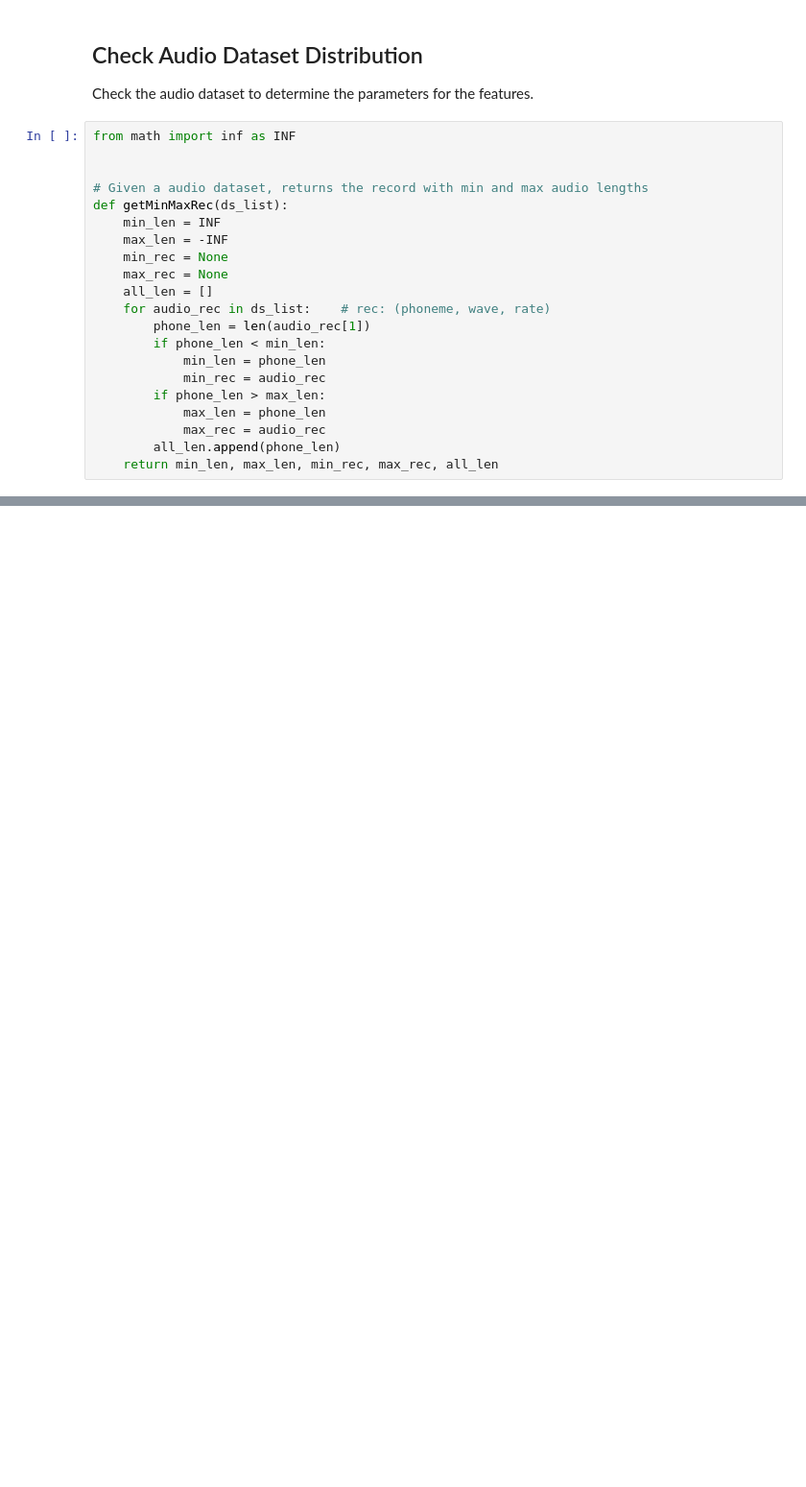
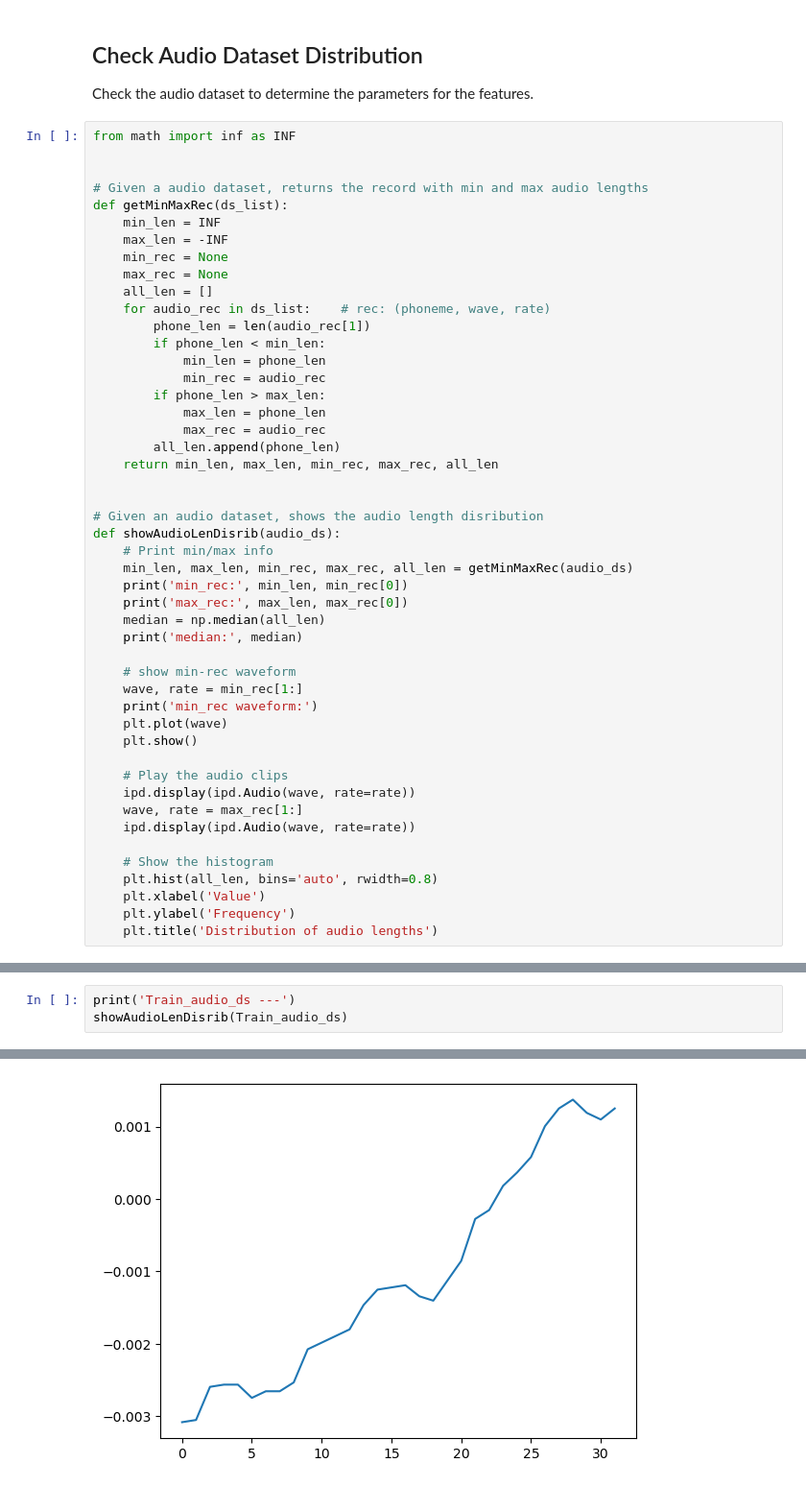
Before and after one commit to Arafat-Kabir/SPAR-Benchmarks, a Jupyter notebook: Arafat_WS/LSTM-250/Feature-Extraction-02.ipynb, the cells around one changed output, grey strips where cells are left out. Shown at 96% size. Cells and saved outputs as stored; diff of their text form; blank space fills up the shorter version.

```diff
--- a/Arafat_WS/LSTM-250/Feature-Extraction-02.ipynb
+++ b/Arafat_WS/LSTM-250/Feature-Extraction-02.ipynb
@@ -253,3 +269,30 @@ def getMinMaxRec(ds_list):
             max_rec = audio_rec
         all_len.append(phone_len)
     return min_len, max_len, min_rec, max_rec, all_len
+
+
+# Given an audio dataset, shows the audio length disribution
+def showAudioLenDisrib(audio_ds):
+    # Print min/max info
+    min_len, max_len, min_rec, max_rec, all_len = getMinMaxRec(audio_ds)
+    print('min_rec:', min_len, min_rec[0])
+    print('max_rec:', max_len, max_rec[0])
+    median = np.median(all_len)
+    print('median:', median)
+
+    # show min-rec waveform
+    wave, rate = min_rec[1:]
+    print('min_rec waveform:')
+    plt.plot(wave)
+    plt.show()
+
+    # Play the audio clips
+    ipd.display(ipd.Audio(wave, rate=rate))
+    wave, rate = max_rec[1:]
+    ipd.display(ipd.Audio(wave, rate=rate))
+
+    # Show the histogram
+    plt.hist(all_len, bins='auto', rwidth=0.8)
+    plt.xlabel('Value')
+    plt.ylabel('Frequency')
+    plt.title('Distribution of audio lengths')
@@ -306,0 +299,4 @@ Text(0.5, 1.0, 'Distribution of audio lengths')
+# %%
+print('Train_audio_ds ---')
+showAudioLenDisrib(Train_audio_ds)
+# %% [output]
@@ -306,0 +308 @@ Text(0.5, 1.0, 'Distribution of audio lengths')
+[figure, added]
```
Also changed, not shown: parts of 24 cells of this notebook, 1 other file.
